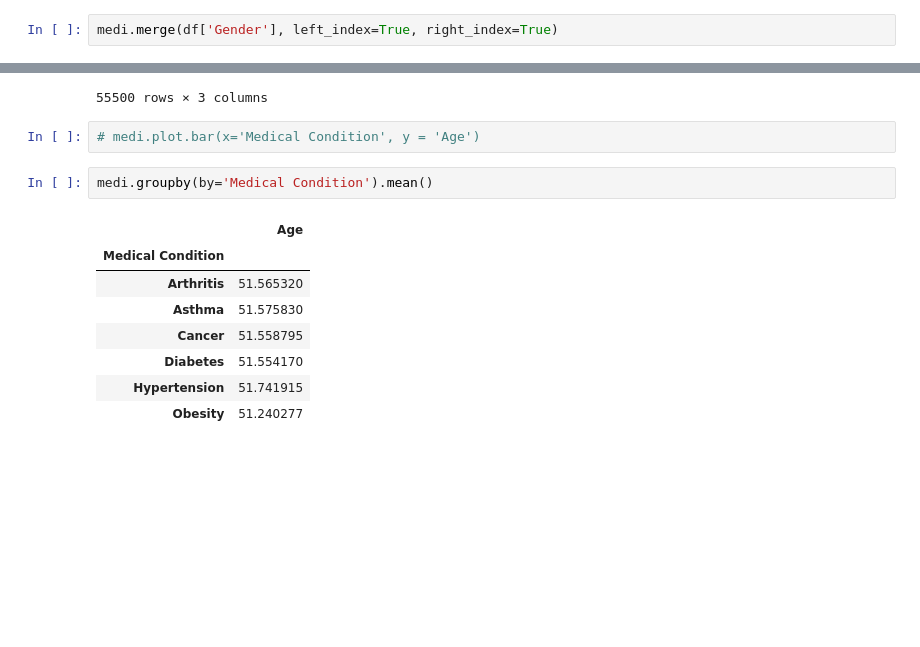
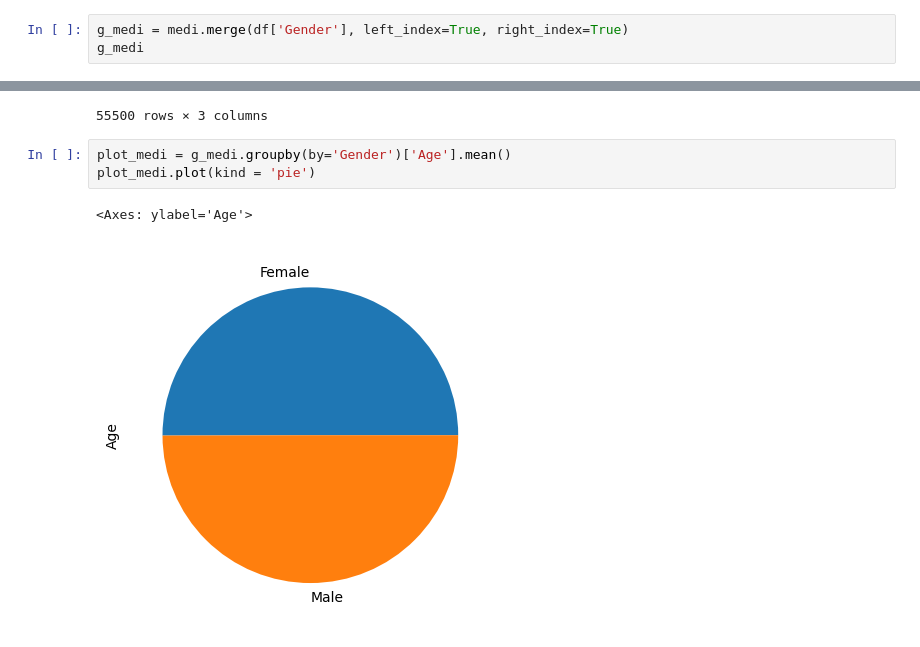
Before and after one commit to MohitMahajan03/6th-SEM, a Jupyter notebook: Data Science/Lab/Q3 Healthcare.ipynb, the cells around one changed output, grey strips where cells are left out. Saved outputs shown, nothing was run; the diff lists cells and outputs as text; blank space fills up the shorter version.

```diff
--- a/Data Science/Lab/Q3 Healthcare.ipynb
+++ b/Data Science/Lab/Q3 Healthcare.ipynb
@@ -82,7 +94,8 @@ mean_age
 | Hypertension | 51.741915 |
 | Obesity | 51.240277 |
 # %%
-medi.merge(df['Gender'], left_index=True, right_index=True)
+g_medi = medi.merge(df['Gender'], left_index=True, right_index=True)
+g_medi
 # %% [output]
 |  | Age | Medical Condition | Gender |
 | 0 | 30 | Cancer | Male |
@@ -97,16 +110,9 @@ medi.merge(df['Gender'], left_index=True, right_index=True)
 | 55498 | 43 | Arthritis | Male |
 | 55499 | 53 | Arthritis | Female |
 55500 rows × 3 columns
-# %%
-# medi.plot.bar(x='Medical Condition', y = 'Age')
-# %%
-medi.groupby(by='Medical Condition').mean()
-# %% [output]
-|  | Age |
-| Medical Condition |  |
-| Arthritis | 51.565320 |
-| Asthma | 51.575830 |
-| Cancer | 51.558795 |
-| Diabetes | 51.554170 |
-| Hypertension | 51.741915 |
-| Obesity | 51.240277 |
+# %%
+plot_medi = g_medi.groupby(by='Gender')['Age'].mean()
+plot_medi.plot(kind = 'pie')
+# %% [output]
+<Axes: ylabel='Age'>
+[figure, added]
```
Also changed, not shown: parts of 3 cells of this notebook, 1 other file.
